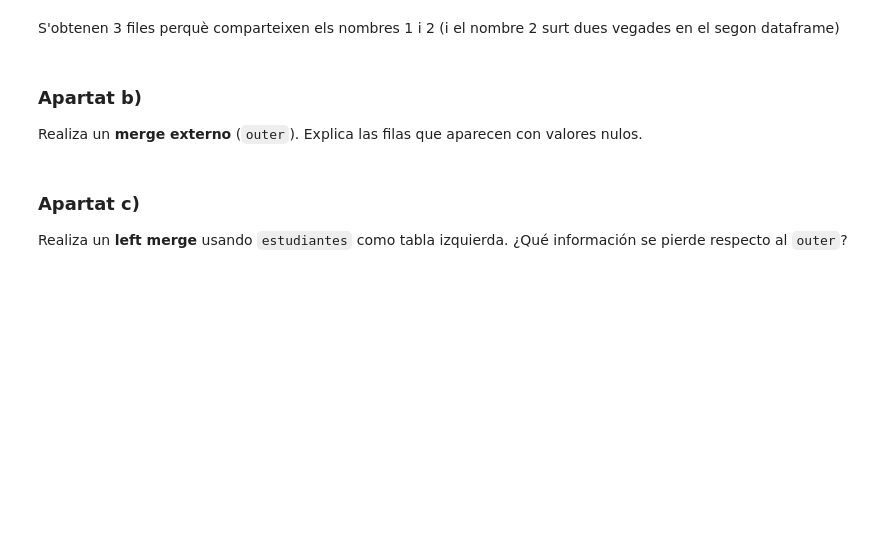
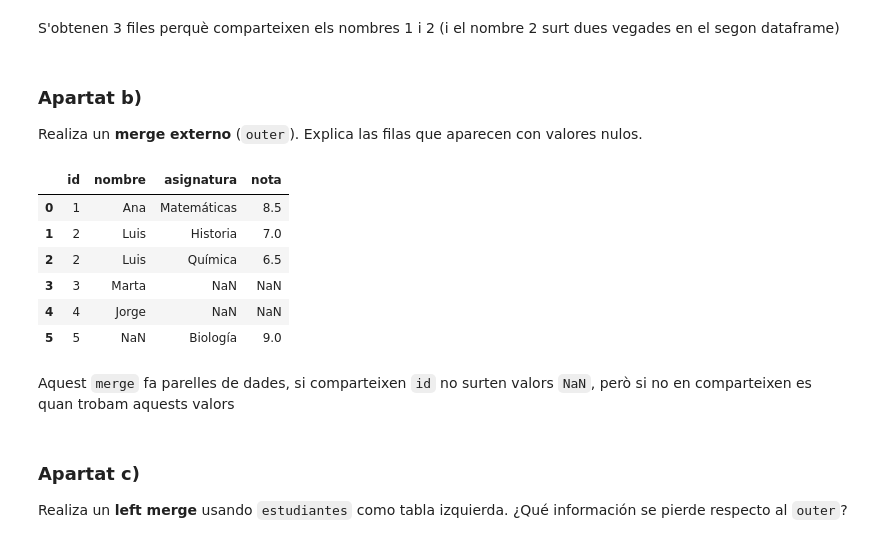
Before and after one commit to albertmoyanadal/ttad, a Jupyter notebook: delivery/ttad_practica_2_albert_moya.ipynb, the cells around one changed output. Saved outputs shown, nothing was run; the diff lists cells and outputs as text; code cells hidden in the pictures; blank space fills up the shorter version.

```diff
--- a/delivery/ttad_practica_2_albert_moya.ipynb
+++ b/delivery/ttad_practica_2_albert_moya.ipynb
@@ -363,6 +363,21 @@ S'obtenen 3 files perquè comparteixen els nombres 1 i 2 (i el nombre 2 surt due
 ### Apartat b)
 
 Realiza un **merge externo** (`outer`). Explica las filas que aparecen con valores nulos.
+# %%
+outer = estudiantes.merge(notas,
+                          on="id", # les labels que comparteixen els dos dataframes
+                          how="outer") # fa el producte cartesià
+outer
+# %% [output]
+|  | id | nombre | asignatura | nota |
+| 0 | 1 | Ana | Matemáticas | 8.5 |
+| 1 | 2 | Luis | Historia | 7.0 |
+| 2 | 2 | Luis | Química | 6.5 |
+| 3 | 3 | Marta | NaN | NaN |
+| 4 | 4 | Jorge | NaN | NaN |
+| 5 | 5 | NaN | Biología | 9.0 |
+# %% [markdown]
+Aquest `merge` fa parelles de dades, si comparteixen `id` no surten valors `NaN`, però si no en comparteixen es quan trobam aquests valors
 # %% [markdown]
 ### Apartat c)
 
```
